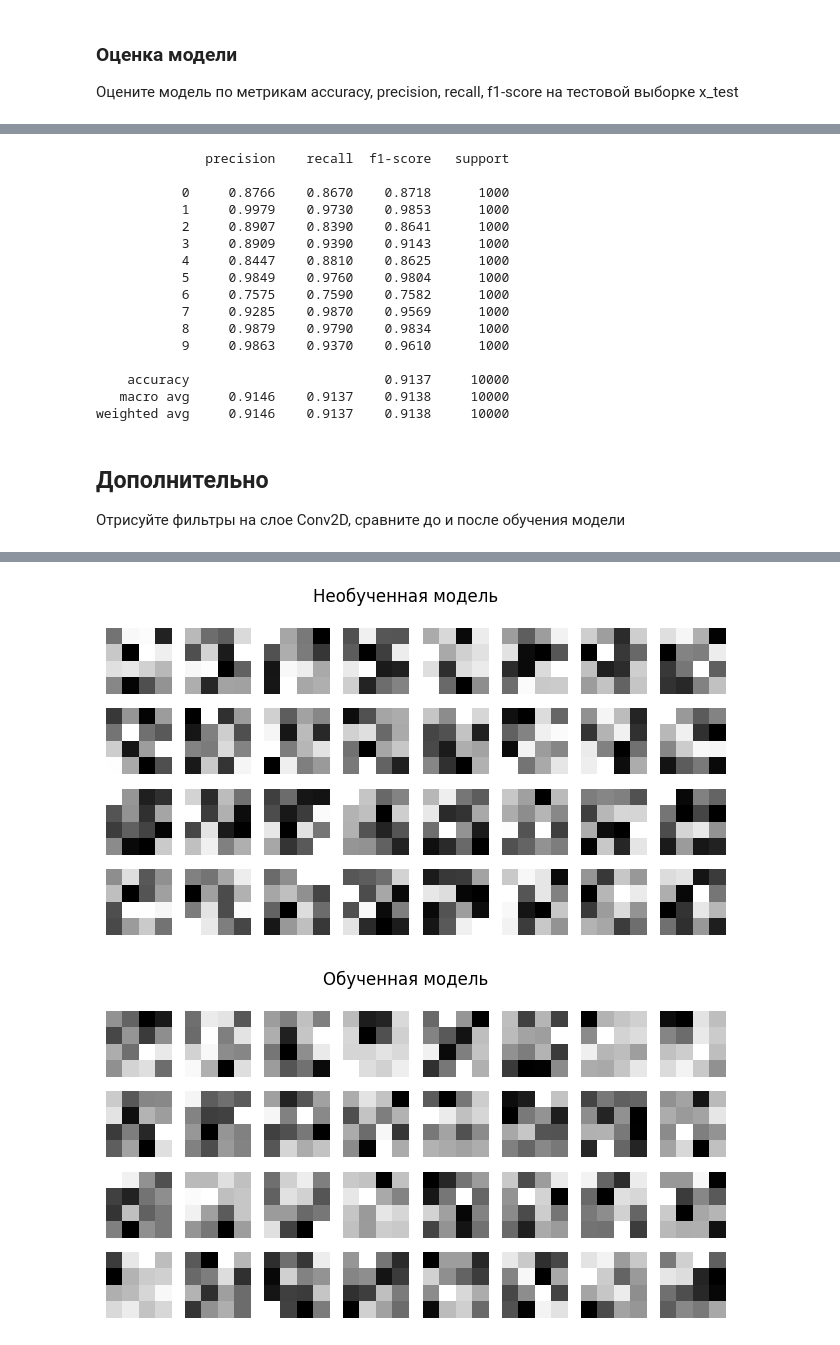
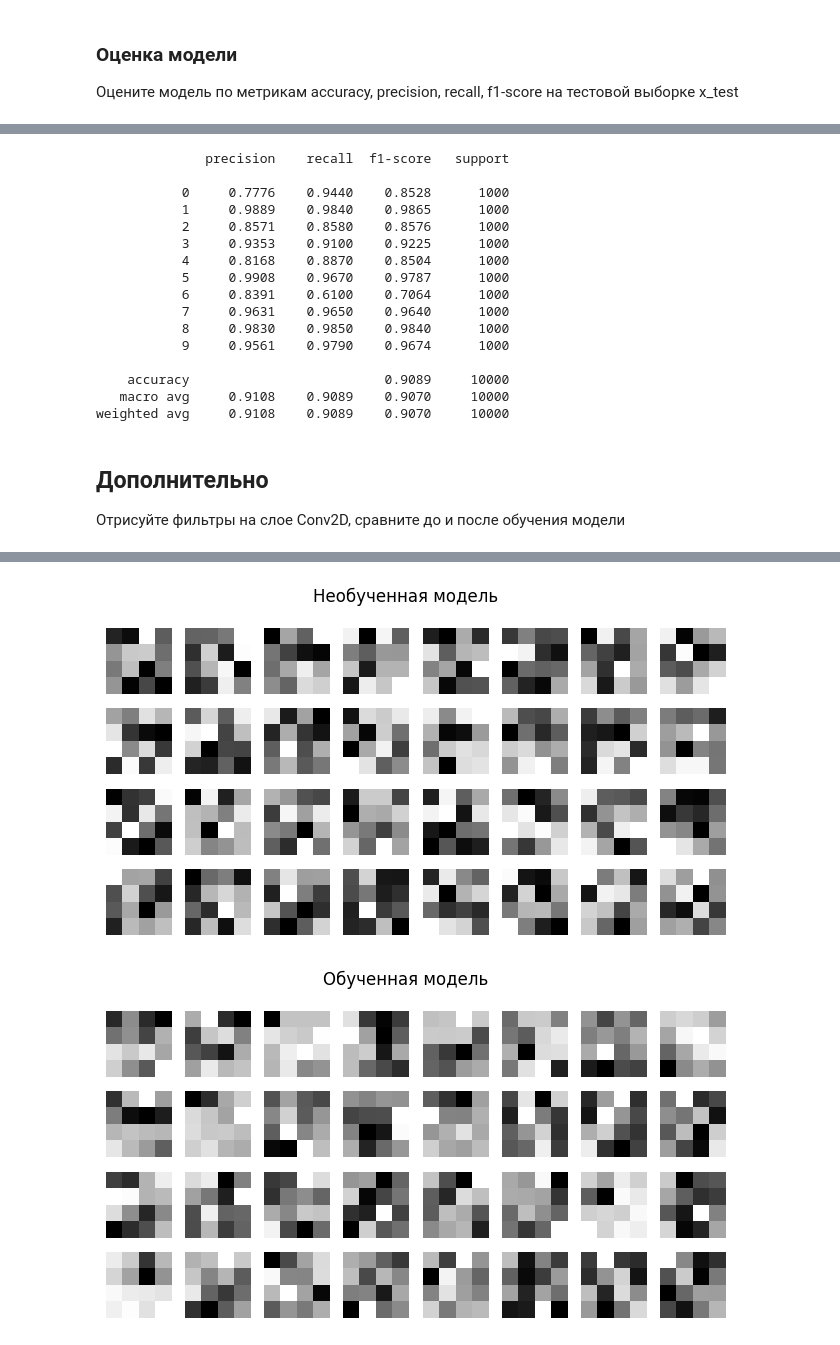
Before and after one commit to Rivgad/innopolis.image_classification, a Jupyter notebook: notebook.ipynb, the cells around one changed output, grey strips where cells are left out. Saved outputs shown, nothing was run; the diff lists cells and outputs as text; code cells hidden in the pictures.

Commit message:
retrain model and fix filters draw

```diff
--- a/notebook.ipynb
+++ b/notebook.ipynb
@@ -172,20 +175,16 @@ checkpoint_dir = os.path.dirname(checkpoint_path)
 cp_callback = tf.keras.callbacks.ModelCheckpoint(
     filepath=checkpoint_path, save_weights_only=True, verbose=1
 )
+# %%
+EPOCHS = 10
+BATCH_SIZE = 64
+TRAIN_MODEL = False
 # %%
-EPOCHS = 10
-BATCH_SIZE = 64
-
-
-def load_model(model: Sequential, train: bool = False):
-    if train:
-        model.fit(
-            train_images,
-            train_labels,
-            epochs=EPOCHS,
-            batch_size=BATCH_SIZE,
-            callbacks=[cp_callback],
-        )
-    else:
-        latest = tf.train.latest_checkpoint(checkpoint_dir)
-        model.load_weights(latest)
+if TRAIN_MODEL:
+    model.fit(
+        train_images,
+        train_labels,
+        epochs=EPOCHS,
+        batch_size=BATCH_SIZE,
+        callbacks=[cp_callback],
+    )
@@ -196,3 +191,7 @@ load_model(model, train=train_model)
+# %%
+if not TRAIN_MODEL:
+    latest = tf.train.latest_checkpoint(checkpoint_dir)
+    model.load_weights(latest)
 # %% [markdown]
 ### Оценка модели
 
@@ -228,20 +227,20 @@ print(classification_report(true_labels, pred_labels_classes, digits=4))
 # %% [output]
               precision    recall  f1-score   support
 
-           0     0.8766    0.8670    0.8718      1000
-           1     0.9979    0.9730    0.9853      1000
-           2     0.8907    0.8390    0.8641      1000
-           3     0.8909    0.9390    0.9143      1000
-           4     0.8447    0.8810    0.8625      1000
-           5     0.9849    0.9760    0.9804      1000
-           6     0.7575    0.7590    0.7582      1000
-           7     0.9285    0.9870    0.9569      1000
-           8     0.9879    0.9790    0.9834      1000
-           9     0.9863    0.9370    0.9610      1000
+           0     0.7776    0.9440    0.8528      1000
+           1     0.9889    0.9840    0.9865      1000
+           2     0.8571    0.8580    0.8576      1000
+           3     0.9353    0.9100    0.9225      1000
+           4     0.8168    0.8870    0.8504      1000
+           5     0.9908    0.9670    0.9787      1000
+           6     0.8391    0.6100    0.7064      1000
+           7     0.9631    0.9650    0.9640      1000
+           8     0.9830    0.9850    0.9840      1000
+           9     0.9561    0.9790    0.9674      1000
 
-    accuracy                         0.9137     10000
-   macro avg     0.9146    0.9137    0.9138     10000
-weighted avg     0.9146    0.9137    0.9138     10000
+    accuracy                         0.9089     10000
+   macro avg     0.9108    0.9089    0.9070     10000
+weighted avg     0.9108    0.9089    0.9070     10000
 # %% [markdown]
 ## Дополнительно
 
@@ -267,7 +266,9 @@ def draw_conv2D_filters(filters: np.ndarray, title: str):
 
     plt.show()
 # %%
+filters_before_train = create_model().layers[0].get_weights()[0]
 draw_conv2D_filters(filters_before_train, "Необученная модель")
+
 filters_after_train = model.layers[0].get_weights()[0]
 draw_conv2D_filters(filters_after_train, "Обученная модель")
 # %% [output]
@@ -280,2 +275,2 @@ WARNING:tensorflow:Value in checkpoint could not be found in the restored object
-[figure, old version]
+[figure, new version]
-[figure, old version]
+[figure, new version]
```
Also changed, not shown: parts of 7 cells of this notebook, 2 other files.
